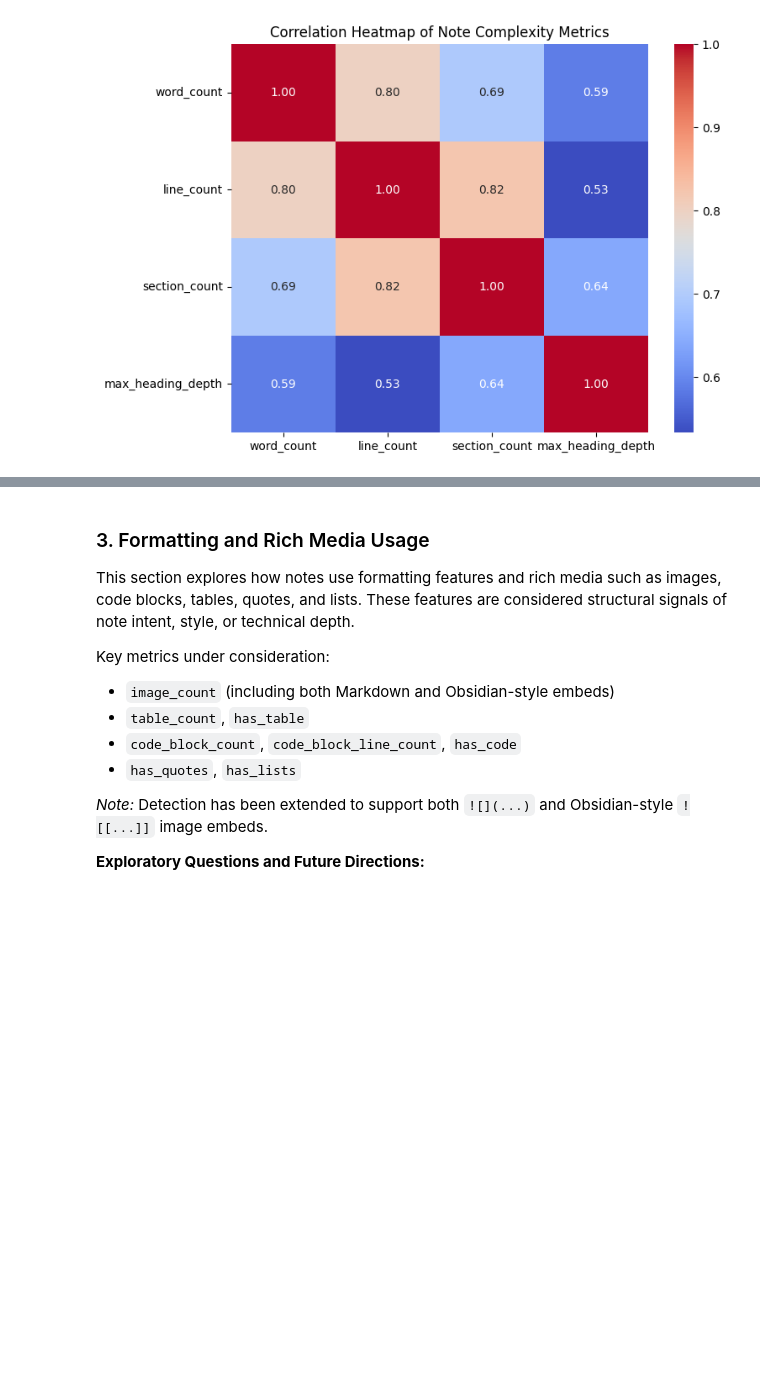
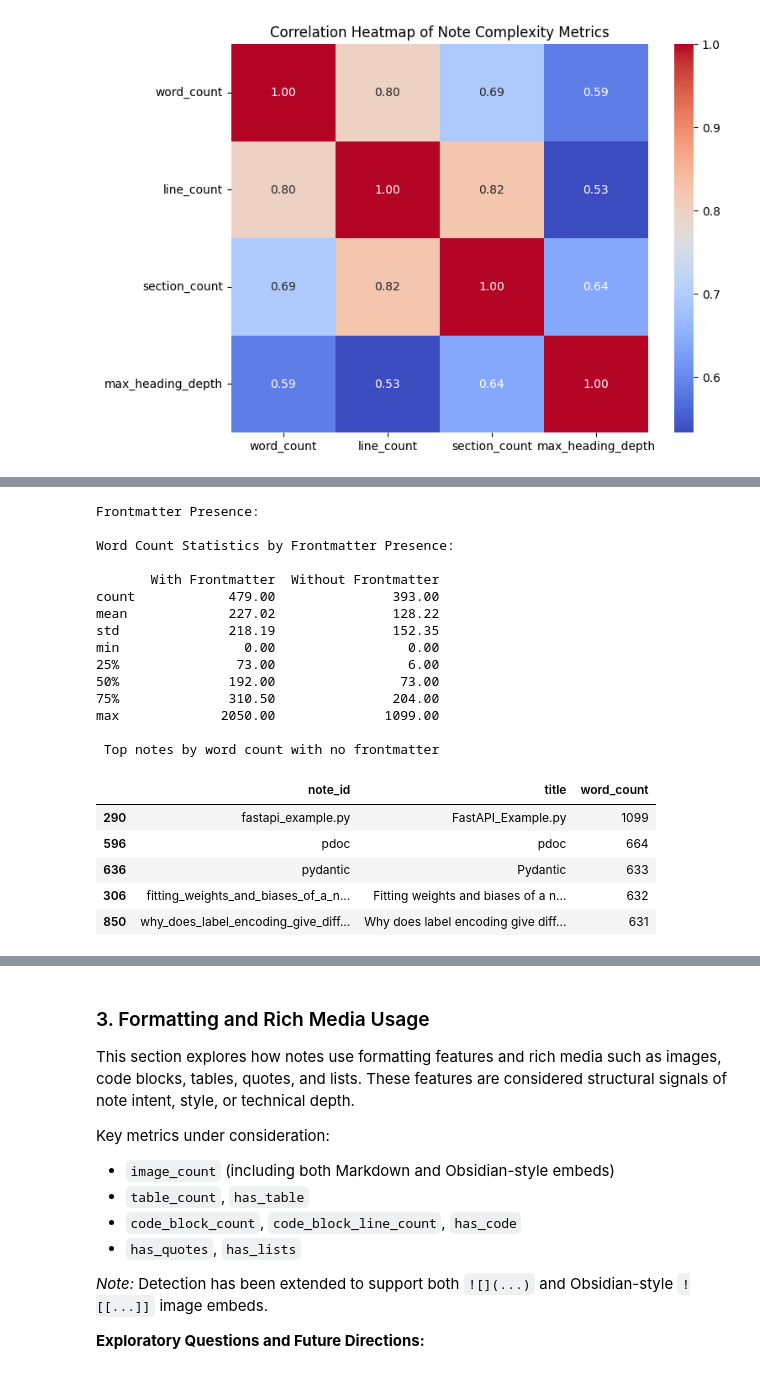
Before and after one commit to rhyslwells/Data-Archive-Graph, a Jupyter notebook: eda/1-coarse-analysis/working.ipynb, the cells around one changed output, grey strips where cells are left out. Drawn from its saved outputs; the diff is of its cells as text; code cells hidden in the pictures; blank space fills up the shorter version.

```diff
--- a/eda/1-coarse-analysis/working.ipynb
+++ b/eda/1-coarse-analysis/working.ipynb
@@ -229,0 +258,49 @@ These questions require access to tag-level details and will be explored once ta
+# %%
+# Count of notes with and without frontmatter
+print("Frontmatter Presence:")
+# --- 2. WORD COUNT STATISTICS TABLE ---
+
+# Separate notes by frontmatter presence
+df_fm = df[df['frontmatter_present']]
+df_no_fm = df[~df['frontmatter_present']]
+
+# Get descriptive stats
+fm_stats = df_fm['word_count'].describe()
+no_fm_stats = df_no_fm['word_count'].describe()
+
+# Combine into a summary table
+summary_table = pd.DataFrame({
+    "With Frontmatter": fm_stats,
+    "Without Frontmatter": no_fm_stats
+})
+
+# Round for readability
+summary_table = summary_table.round(2)
+
+print("\nWord Count Statistics by Frontmatter Presence:\n")
+print(summary_table)
+
+print("\n Top notes by word count with no frontmatter")
+df_no_fm[['note_id', 'title', 'word_count']].sort_values(by='word_count', ascending=False).head(5)
+# %% [output]
+Frontmatter Presence:
+
+Word Count Statistics by Frontmatter Presence:
+
+       With Frontmatter  Without Frontmatter
+count            479.00               393.00
+mean             227.02               128.22
+std              218.19               152.35
+min                0.00                 0.00
+25%               73.00                 6.00
+50%              192.00                73.00
+75%              310.50               204.00
+max             2050.00              1099.00
+
+ Top notes by word count with no frontmatter
+|  | note_id | title | word_count |
+| 290 | fastapi_example.py | FastAPI_Example.py | 1099 |
+| 596 | pdoc | pdoc | 664 |
+| 636 | pydantic | Pydantic | 633 |
+| 306 | fitting_weights_and_biases_of_a_n... | Fitting weights and biases of a n... | 632 |
+| 850 | why_does_label_encoding_give_diff... | Why does label encoding give diff... | 631 |
```
Also changed, not shown: parts of 13 cells of this notebook, 3 other files.
